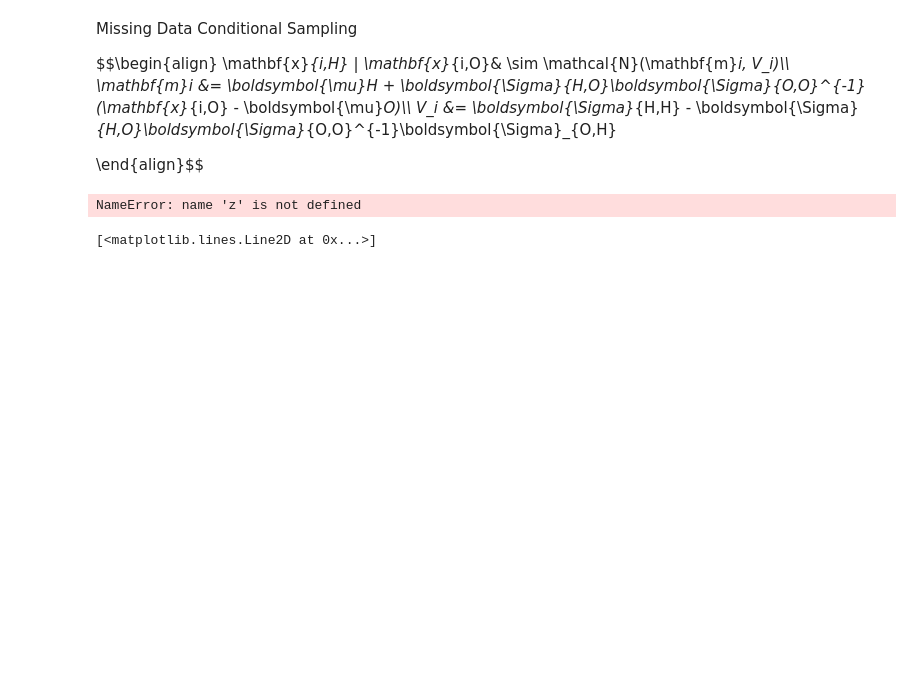
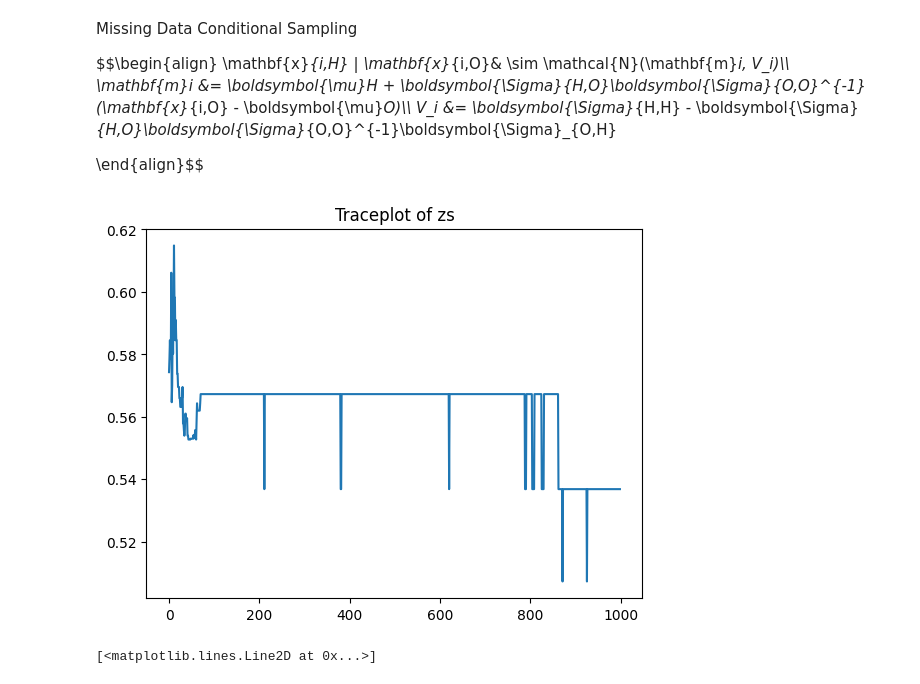
Before and after one commit to jimmyjz1127/bayesian-mixture-model-missing-data, a Jupyter notebook: Week4/GMMMCMC.ipynb, the cells around one changed output. Cells and saved outputs as stored; diff of their text form; code cells hidden in the pictures; blank space fills up the shorter version.

```diff
--- a/Week4/GMMMCMC.ipynb
+++ b/Week4/GMMMCMC.ipynb
@@ -166,8 +166,8 @@ def sample_π(zs, α_0, K):
         @param (K)   : the number of components
     '''
 
-    z_counts = np.bincount(zs.astype(np.int64), minlength=self.K)
-    return self.rng.dirichlet(self.α_0 + z_counts)
+    z_counts = np.bincount(zs.astype(np.int64), minlength=K)
+    return rng.dirichlet(α_0 + z_counts)
 # %%
 def sample_NIW(X,zs,μ_0,S_0,k_0,ν_0,K):
     N,D = X.shape
@@ -475,8 +475,13 @@ for i in range(0,len(X_cover1)):
     X_cover1[i][indices] = np.nan
 # %%
 zs,Σs,μs,πs,logliks= gibbs_missing(X_cover1, 1000, 250, iid=False,K=3)
-# %% [output]
-NameError: name 'z' is not defined
+# %%
+scores = [metrics.adjusted_rand_score(y_train, zs[i]) for i in range(0,len(zs))]
+plt.plot(scores)
+plt.title("Traceplot of zs")
+plt.show()
+# %% [output]
+[figure, added]
 # %%
 plt.plot(logliks)
 # %% [output]
```
Also changed, not shown: 4 other files.
